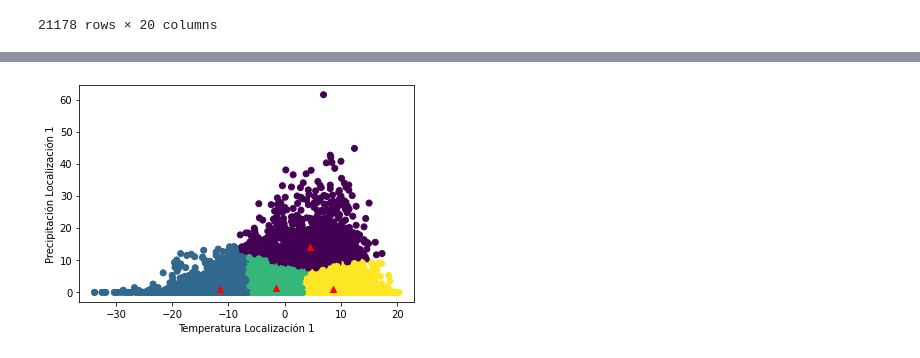
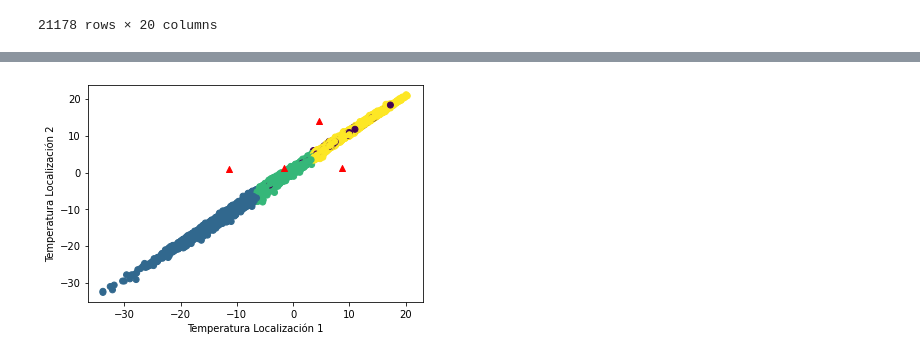
Before and after one commit to Jairo22EnriqueTec/CienciaDatosTopologia, a Jupyter notebook: 01-Clustering.ipynb, the cells around one changed output, grey strips where cells are left out. Drawn from its saved outputs; the diff is of its cells as text; code cells hidden in the pictures.

Commit message:
clusters

```diff
--- a/01-Clustering.ipynb
+++ b/01-Clustering.ipynb
@@ -134,3 +116,5 @@ import numpy as np
 import matplotlib.pyplot as plt
 # %%
 K = 4
+# %%
+all_obs= full_data.iloc[:,1:-1]
@@ -137,2 +137,2 @@ K = 4
 # %%
-kmeans = KMeans(n_clusters=K).fit(X)
+kmeans_all_obs = KMeans(n_clusters=4).fit(all_obs)
@@ -139,9 +157,9 @@ kmeans = KMeans(n_clusters=K).fit(X)
 # %%
-plt.scatter(X.iloc[:,0],X.iloc[:,1],c = kmeans.labels_)
+plt.scatter(all_obs.iloc[:,0],all_obs.iloc[:,1],c = kmeans.labels_)
 centers = kmeans.cluster_centers_
 plt.scatter(centers[:,0],centers[:,1],marker = '^', c = 'r')
 plt.xlabel("Temperatura Localización 1")
-plt.ylabel("Precipitación Localización 1")
+plt.ylabel("Temperatura Localización 2")
 plt.show()
 # %% [output]
-[figure, old version]
+[figure, new version]
```
Also changed, not shown: parts of 8 cells of this notebook.
